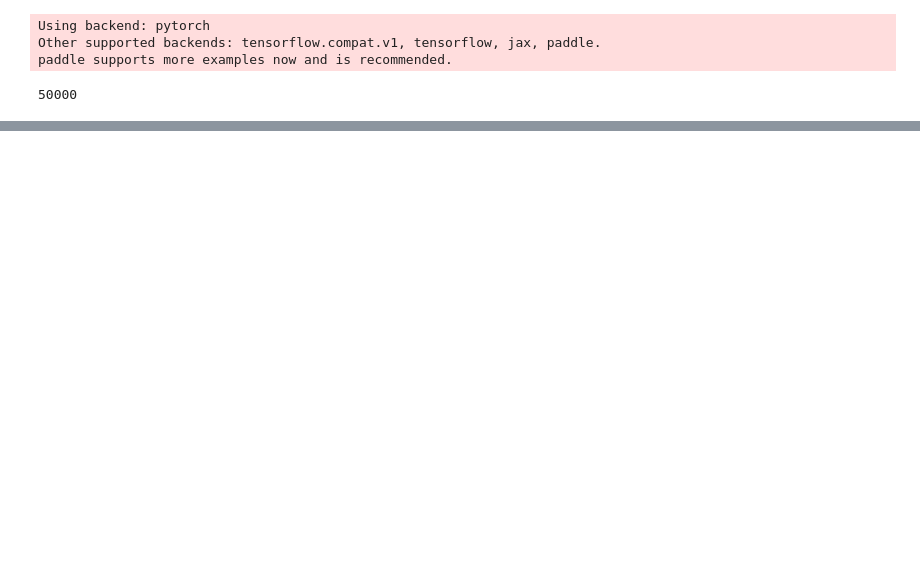
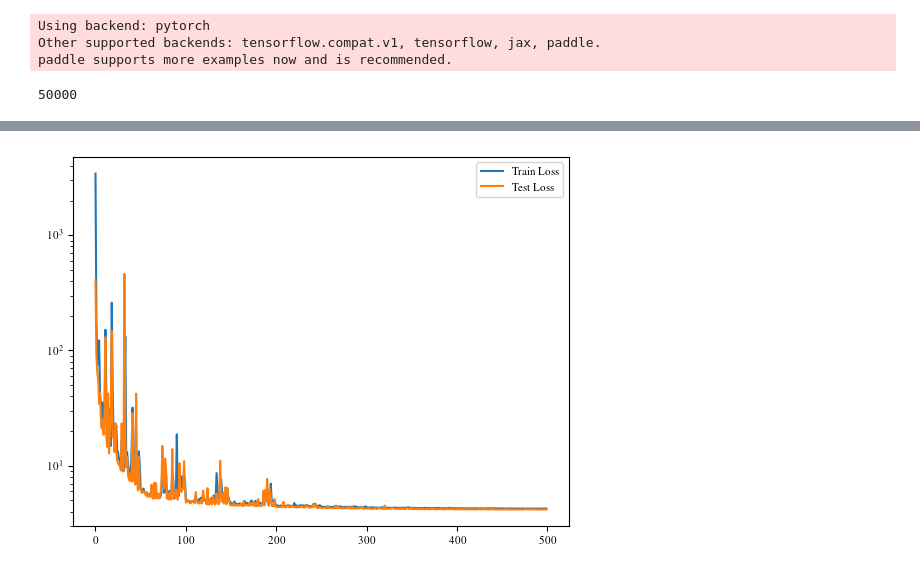
Before and after one commit to lukebhan/NeuralOperatorParabolicAdaptiveControl, a Jupyter notebook: adaptive.ipynb, the cells around one changed output, grey strips where cells are left out. Saved outputs shown, nothing was run; the diff lists cells and outputs as text; code cells hidden in the pictures; blank space fills up the shorter version.

```diff
--- a/adaptive.ipynb
+++ b/adaptive.ipynb
@@ -260,0 +346,9 @@ TypeError: order must be str, not int
+# %%
+# Define a sequential torch network for batch and trunk. Can use COV2D which we will show later
+dim_x = 2
+m = (nx+1)**2
+
+branch = BranchNet(nx+1)
+
+model = dde.nn.DeepONetCartesianProd([m, branch], [dim_x, 128, 256, 256], "relu", "Glorot normal").cuda()
+print(count_params(model))
@@ -260,0 +357,3 @@ TypeError: order must be str, not int
+# %%
+optimizer = torch.optim.Adam(model.parameters(), lr=learning_rate, weight_decay=1e-4)
+scheduler = torch.optim.lr_scheduler.StepLR(optimizer, step_size=step_size, gamma=gamma)
@@ -260,0 +412,28 @@ TypeError: order must be str, not int
+# %%
+# Display Model Details
+plt.figure()
+plt.plot(train_lossArr, label="Train Loss")
+plt.plot(test_lossArr, label="Test Loss")
+plt.yscale("log")
+plt.legend()
+
+testLoss = 0
+trainLoss = 0
+with torch.no_grad():
+    for x, y in trainData:
+        x, y = x.cuda(), y.cuda()
+
+        out = model((x, grid))
+        trainLoss += loss(out, y).item()
+
+    for x, y in testData:
+        x, y = x.cuda(), y.cuda()
+
+        out = model((x, grid))
+        testLoss += loss(out, y).item()
+
+
+print("Avg Epoch Time:", sum(time_Arr)/len(time_Arr))
+print("Final Testing Loss:", testLoss)
+print("Final Training Loss:", trainLoss)
+# %% [output]
@@ -261 +443,2 @@ TypeError: order must be str, not int
+[figure, added]
 # %%
```
Also changed, not shown: parts of 23 cells of this notebook.
